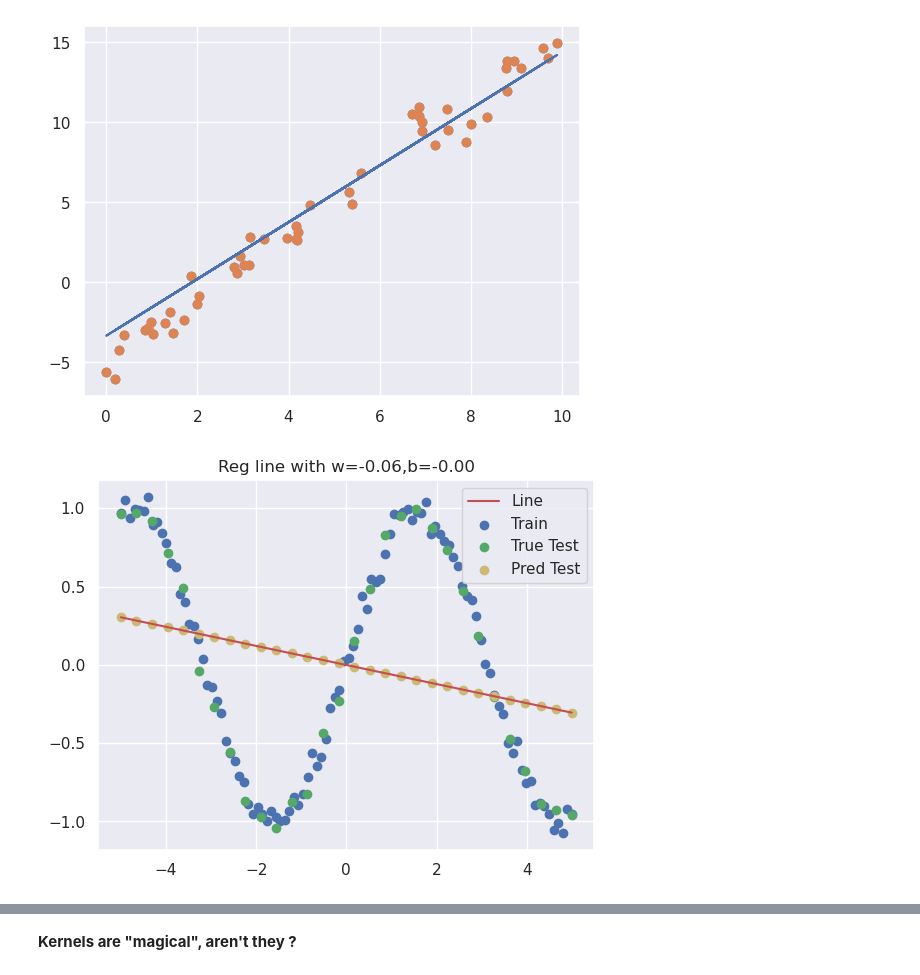
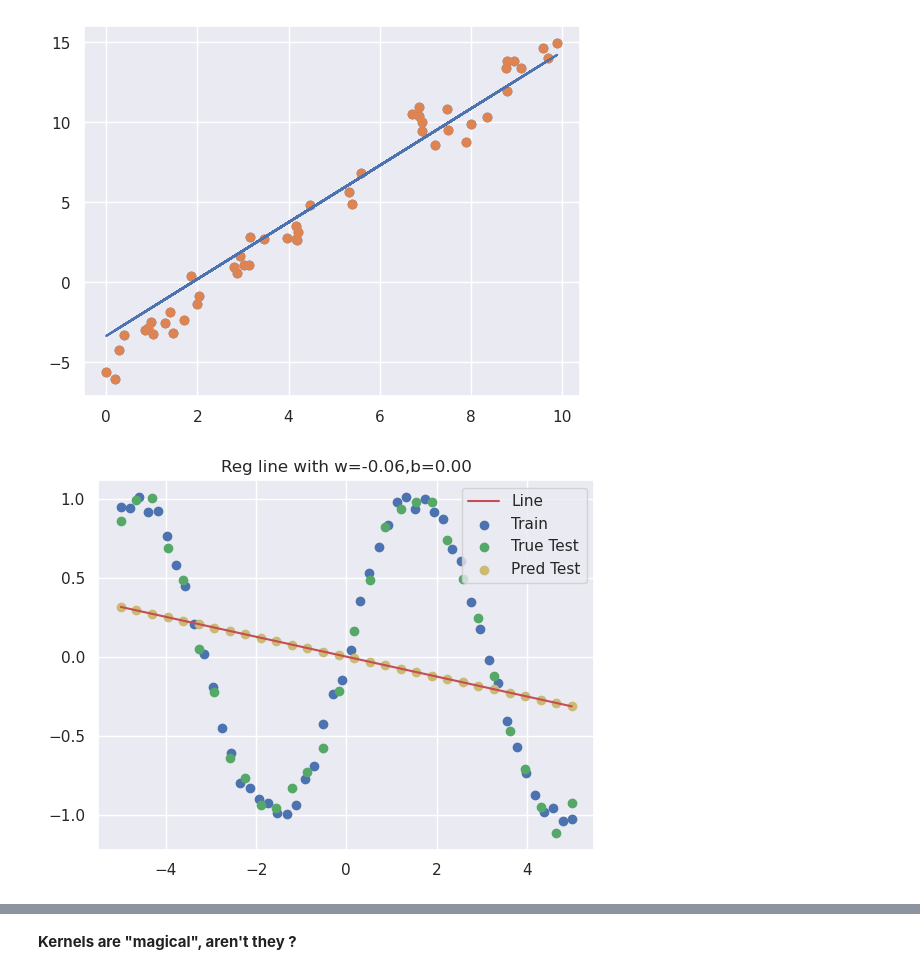
Before and after one commit to Demirrr/Fundamentals, a Jupyter notebook: LinearModels/6.Kernalization.ipynb, the cells around one changed output, grey strips where cells are left out. Saved outputs shown, nothing was run; the diff lists cells and outputs as text; code cells hidden in the pictures.

```diff
--- a/LinearModels/6.Kernalization.ipynb
+++ b/LinearModels/6.Kernalization.ipynb
@@ -96,32 +100,32 @@ plt.plot(X, lr.predict(X))
 # %%
 
 ## Define a true function
 def f(x):
     return np.sin(x)#+(x/25)**2
 
 def generate_input(n):
     return np.linspace(-5, 5, num=n)
 
-N = 100    # number of training points.
+N = 50    # number of training points.
 n = 30     # number of testing points.
 s = 0.05    # noise variance.
 
 #X = np.arange(N)#.reshape(N,1)
 #X = N * rng.rand(N)
 
 X = generate_input(N)
 Y = f(X)+s*np.random.randn(N)
 
 
 Xtest= generate_input(n)
 Ytest= f(Xtest) +s*np.random.randn(n)
 
 lr=LinearReg().fit(X,Y)
 plt.scatter(X, Y,label='Train')
 plt.plot(X, lr.predict(X),c='r',label='Line')
 plt.scatter(Xtest, Ytest,c='g',label='True Test')
 plt.scatter(Xtest, lr.predict(Xtest),c='y',label='Pred Test')
 plt.title(f'Reg line with w={lr.w[0]:.2f},b={lr.b[0]:.2f}')
 plt.legend();
 # %% [output]
-[figure, old version]
+[figure, new version]
```
Also changed, not shown: parts of 23 cells of this notebook, 1 other file.
